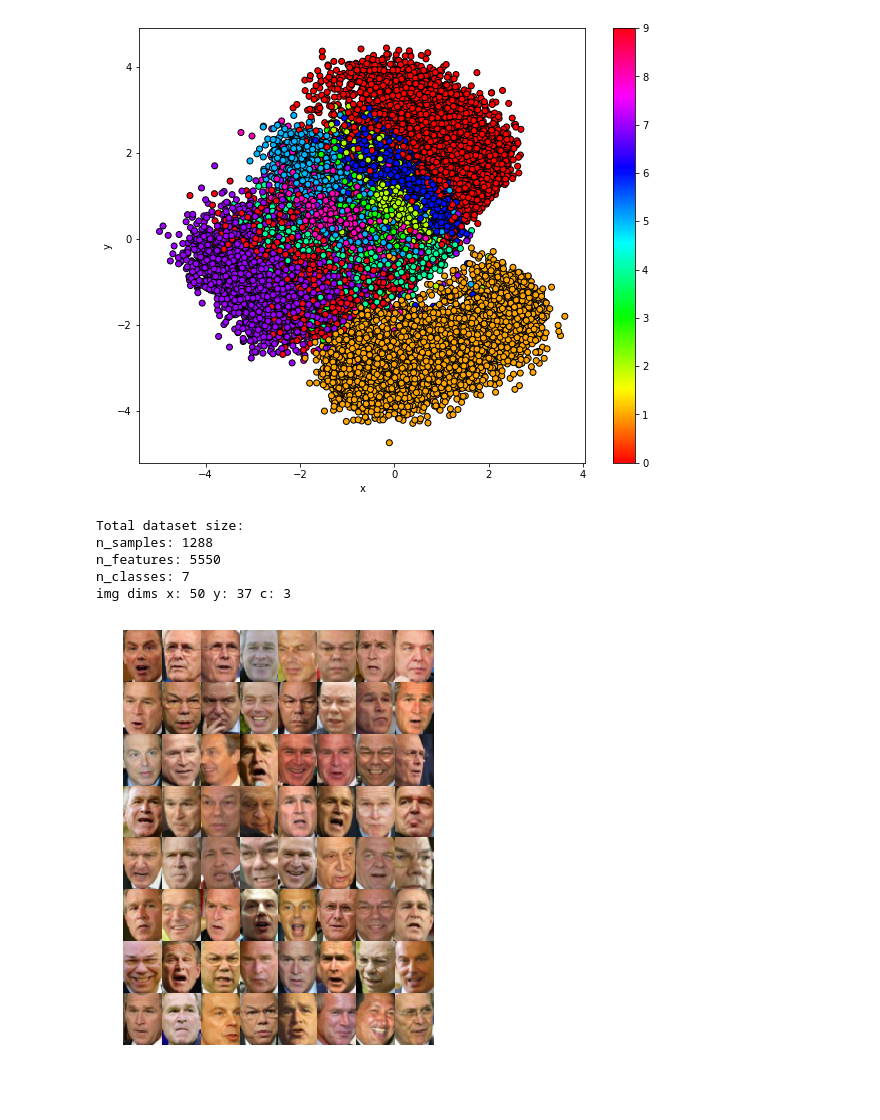
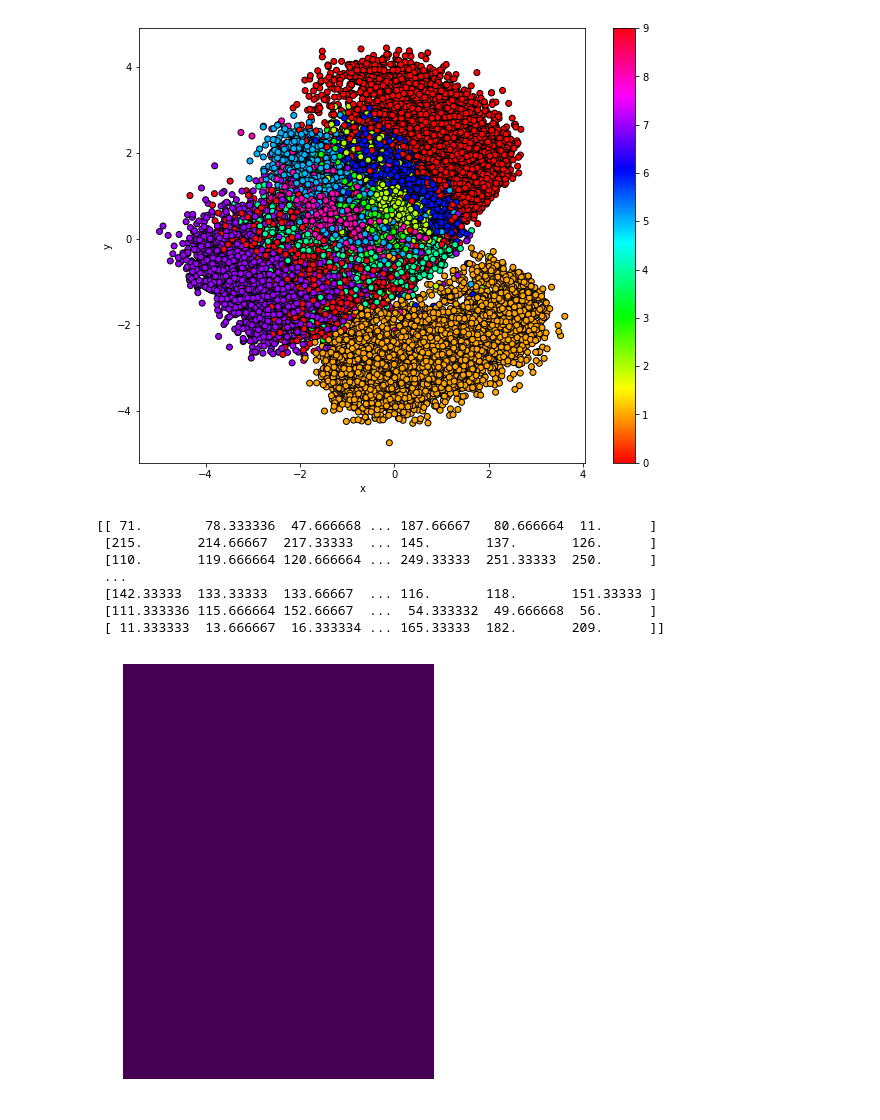
Before and after one commit to matthiasbrix/vae-models, a Jupyter notebook: src/1_vae.ipynb, the cells around one changed output. Cells and saved outputs as stored; diff of their text form; code cells hidden in the pictures.

```diff
--- a/src/1_vae.ipynb
+++ b/src/1_vae.ipynb
@@ -188,13 +195,28 @@ else:
     print("Plot of latent space not possible as dimension of z is not 2")
 # %% [output]
 [figure]
-# %%
-# LFW plots
-plot_gallery(X_train, h, w, c)
-# %% [output]
-Total dataset size:
-n_samples: 1288
-n_features: 5550
-n_classes: 7
-img dims x: 50 y: 37 c: 3
-[figure, removed]
+# %%
+# LFW plots
+from sklearn.datasets import fetch_lfw_people
+from sklearn.model_selection import train_test_split
+data_folder_prefix = "../data/"
+lfw = fetch_lfw_people(data_home=data_folder_prefix+"/LFW", min_faces_per_person=70, resize=0.4)
+n_samples, h, w = lfw['images'].shape # c
+X = lfw['data']
+n_features = X.shape[1]
+y = lfw['target']
+target_names = lfw['target_names']
+n_classes = target_names.shape[0]
+train_set, test_set, y_train, y_test = train_test_split(
+                X, y, test_size=0.20, random_state=42) # TODO remove later random state
+
+plot_gallery(train_set/255.0, (h, w))
+# %% [output]
+[[ 71.        78.333336  47.666668 ... 187.66667   80.666664  11.      ]
+ [215.       214.66667  217.33333  ... 145.       137.       126.      ]
+ [110.       119.666664 120.666664 ... 249.33333  251.33333  250.      ]
+ ...
+ [142.33333  133.33333  133.66667  ... 116.       118.       151.33333 ]
+ [111.333336 115.666664 152.66667  ...  54.333332  49.666668  56.      ]
+ [ 11.333333  13.666667  16.333334 ... 165.33333  182.       209.      ]]
+[figure, added]
```
Also changed, not shown: parts of 5 cells of this notebook, 4 other files.
